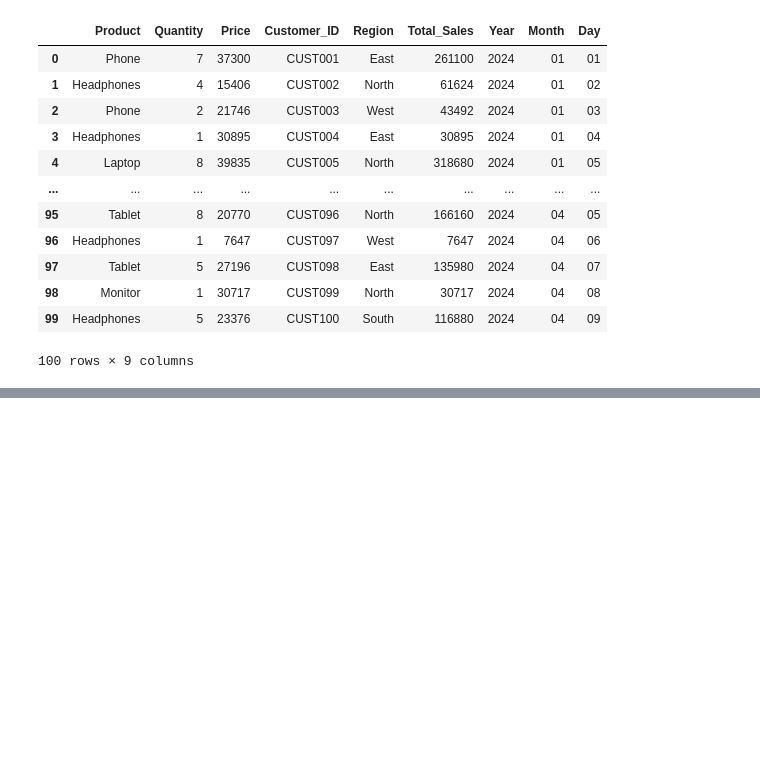
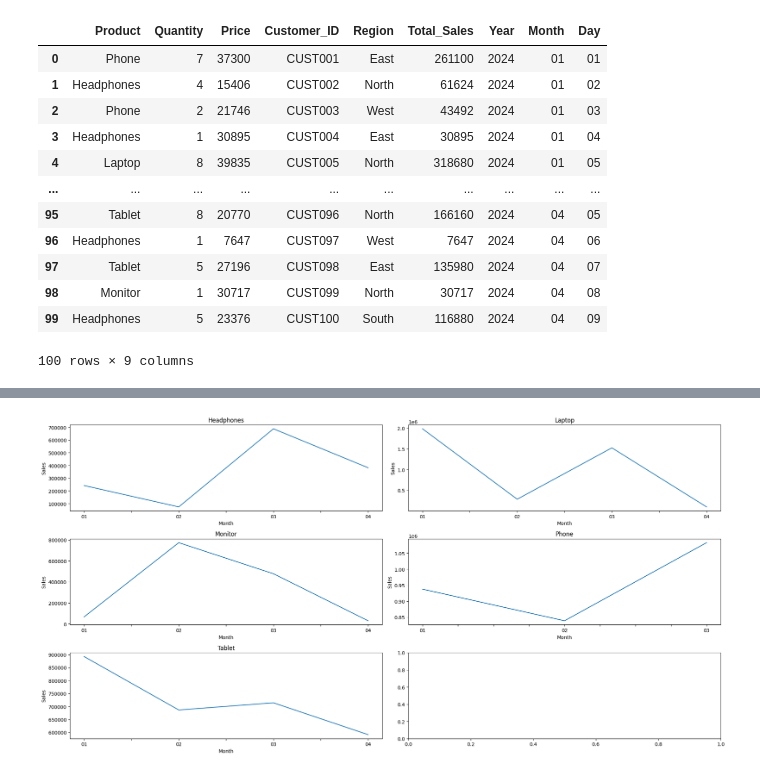
Before and after one commit to RookieCoder12/DevArena-Week-3, a Jupyter notebook: sales_analysis.ipynb, the cells around one changed output, grey strips where cells are left out. Cells and saved outputs as stored; diff of their text form; code cells hidden in the pictures; blank space fills up the shorter version.

```diff
--- a/sales_analysis.ipynb
+++ b/sales_analysis.ipynb
@@ -156,0 +188,4 @@ region_wise_df
+# %%
+df2 = df.copy()
+df2 = df2[["Month", "Product", "Total_Sales","Customer_ID"]]
+print(df2)
@@ -156,0 +209,6 @@ region_wise_df
+# %%
+dfe = df2.groupby(['Month', 'Product']).agg(
+    monthly_sales = ('Total_Sales', 'sum'),
+    customer_count = ('Customer_ID', 'nunique')
+)
+print(dfe)
@@ -156,0 +233,19 @@ region_wise_df
+# %%
+headphones_sales = dfe.xs('Headphones', level='Product')
+laptop_sales = dfe.xs('Laptop', level='Product')
+monitor_sales = dfe.xs('Monitor', level='Product')
+phone_sales = dfe.xs('Phone', level='Product')
+tablet_sales = dfe.xs('Tablet', level='Product')
+
+fig, axes = plt.subplots(3, 2, figsize=(20,10))
+
+headphones_sales["monthly_sales"].plot(kind='line', ax=axes[0,0], title="Headphones", ylabel="Sales")
+laptop_sales["monthly_sales"].plot(kind='line', ax=axes[0,1], title="Laptop", ylabel="Sales")
+monitor_sales["monthly_sales"].plot(kind='line', ax=axes[1,0], title="Monitor", ylabel="Sales")
+phone_sales["monthly_sales"].plot(kind='line', ax=axes[1,1], title="Phone", ylabel="Sales")
+tablet_sales["monthly_sales"].plot(kind='line', ax=axes[2,0], title="Tablet", ylabel="Sales")
+
+plt.tight_layout()
+plt.show()
+# %% [output]
+[figure, added]
```
Also changed, not shown: parts of 18 cells of this notebook, 1 other file.
